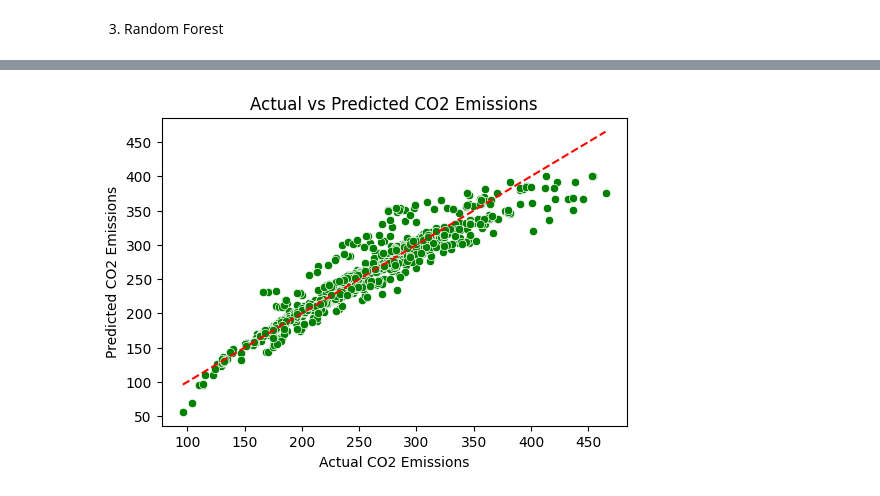
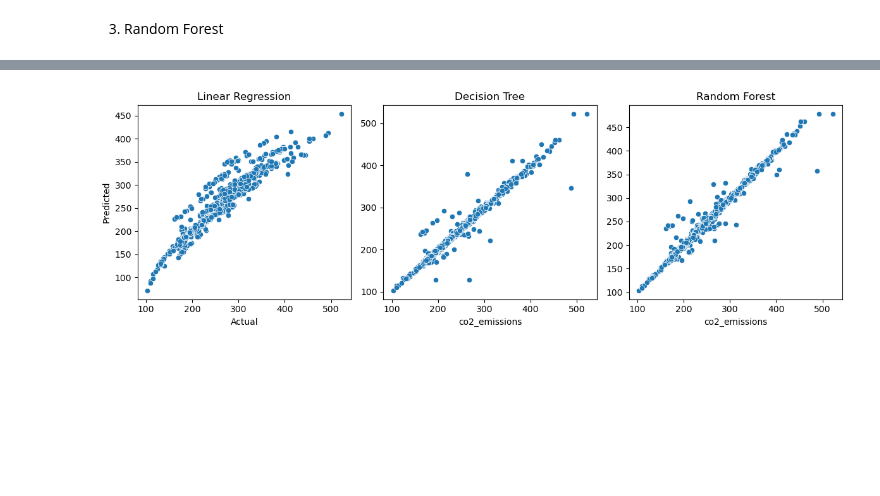
Before and after one commit to Floraannchan/CO2_Prediction, a Jupyter notebook: emission.ipynb, the cells around one changed output, grey strips where cells are left out. Drawn from its saved outputs; the diff is of its cells as text; code cells hidden in the pictures; blank space fills up the shorter version.

```diff
--- a/emission.ipynb
+++ b/emission.ipynb
@@ -192,10 +235,21 @@ plt.show()
-# %%
-plt.figure(figsize=(6, 4))
-sns.scatterplot(x=y_test, y=y_pred, color='green')
-plt.plot([y_test.min(), y_test.max()], [y_test.min(), y_test.max()], color='red', linestyle='--')
-plt.xlabel("Actual CO2 Emissions")
-plt.ylabel("Predicted CO2 Emissions")
-plt.title("Actual vs Predicted CO2 Emissions")
-plt.show()
-# %% [output]
-[figure, removed]
+# %%
+plt.figure(figsize=(12, 4))
+
+plt.subplot(1, 3, 1)
+sns.scatterplot(x=y_test, y=lr_pred)
+plt.title('Linear Regression')
+plt.xlabel('Actual')
+plt.ylabel('Predicted')
+
+plt.subplot(1, 3, 2)
+sns.scatterplot(x=y_test, y=dt_pred)
+plt.title('Decision Tree')
+
+plt.subplot(1, 3, 3)
+sns.scatterplot(x=y_test, y=rf_pred)
+plt.title('Random Forest')
+
+plt.tight_layout()
+plt.show()
+# %% [output]
+[figure, added]
```
Also changed, not shown: parts of 14 cells of this notebook.
